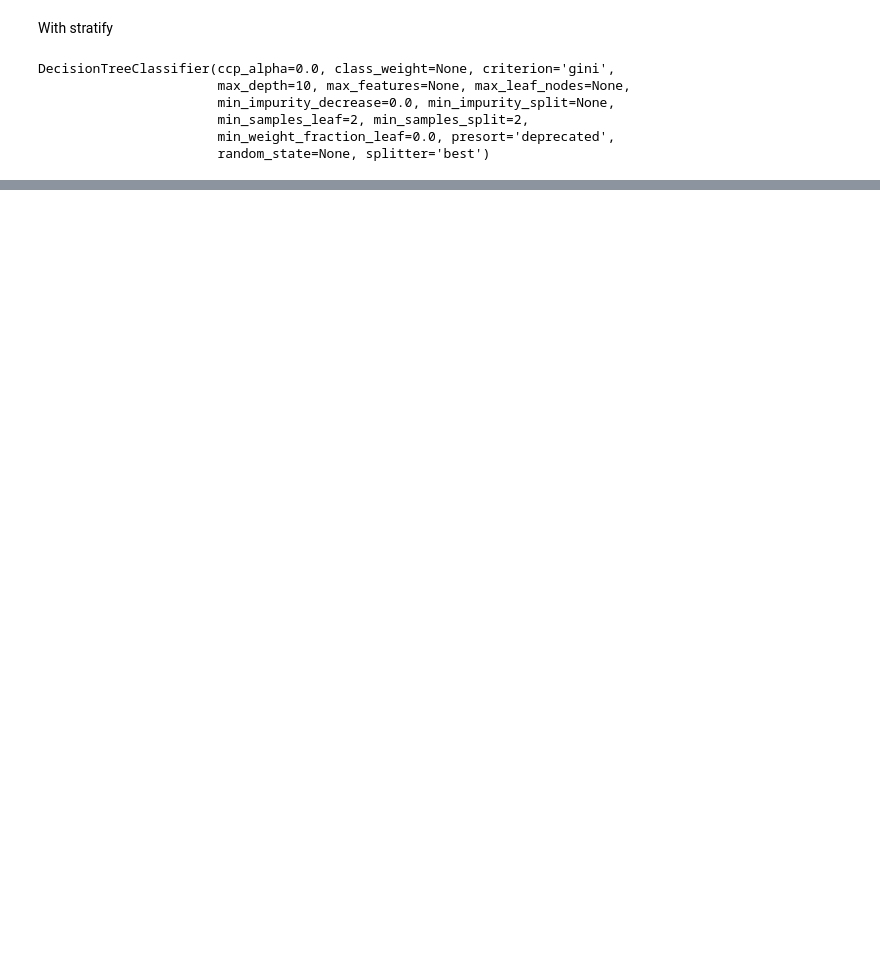
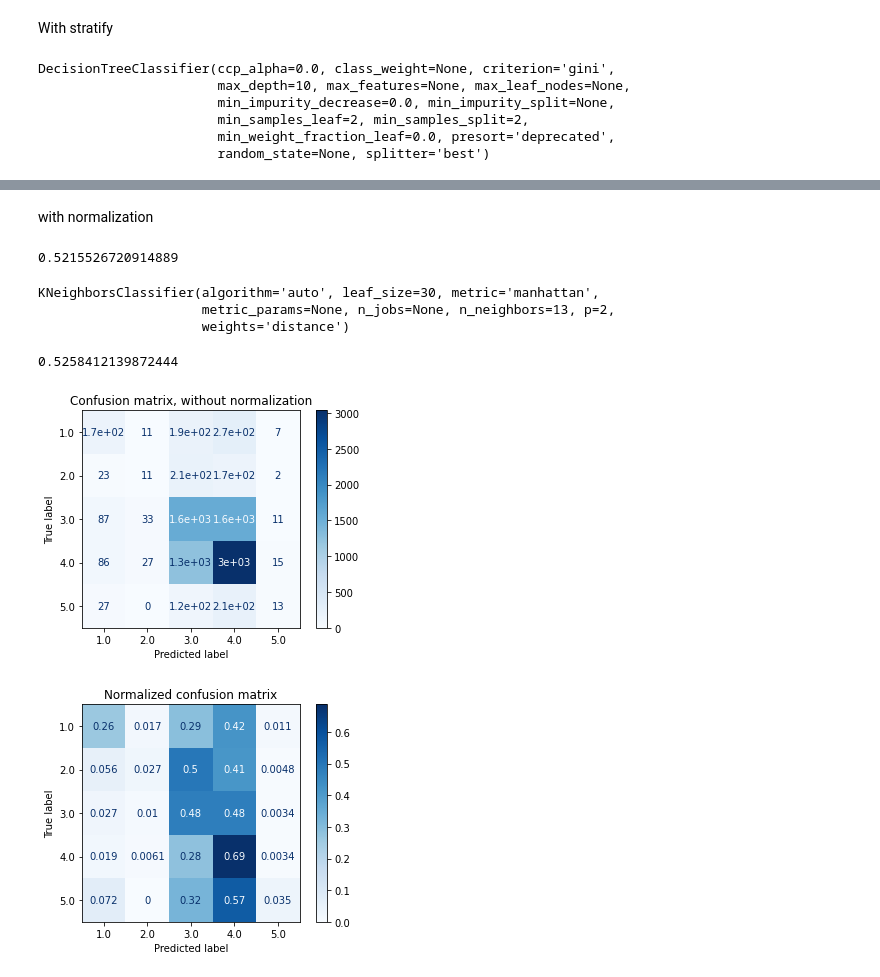
Before and after one commit to DaanMoura/AprendizadoDeMaquina, a Jupyter notebook: MovieDataset_Classification.ipynb, the cells around one changed output, grey strips where cells are left out. Saved outputs shown, nothing was run; the diff lists cells and outputs as text; code cells hidden in the pictures; blank space fills up the shorter version.

```diff
--- a/MovieDataset_Classification.ipynb
+++ b/MovieDataset_Classification.ipynb
@@ -219,0 +211,2 @@ for title, normalize in titles_options:
+# %% [markdown]
+with normalization
@@ -219,0 +217,22 @@ for title, normalize in titles_options:
+# %%
+model = fit_model(KNeighborsClassifier(n_neighbors=15))
+# %% [output]
+0.5215526720914889
+# %%
+param_grid = {'weights': ['uniform', 'distance'],
+              'n_neighbors': range(1,15,2),
+              'metric': ['euclidean', 'manhattan']}
+classifier = apply_grid_search(KNeighborsClassifier(), param_grid)
+# %% [output]
+KNeighborsClassifier(algorithm='auto', leaf_size=30, metric='manhattan',
+                     metric_params=None, n_jobs=None, n_neighbors=13, p=2,
+                     weights='distance')
+# %%
+model = fit_model(classifier)
+# %% [output]
+0.5258412139872444
+# %%
+confusion_matrix(model)
+# %% [output]
+[figure, added]
+[figure, added]
```
Also changed, not shown: parts of 14 cells of this notebook.
